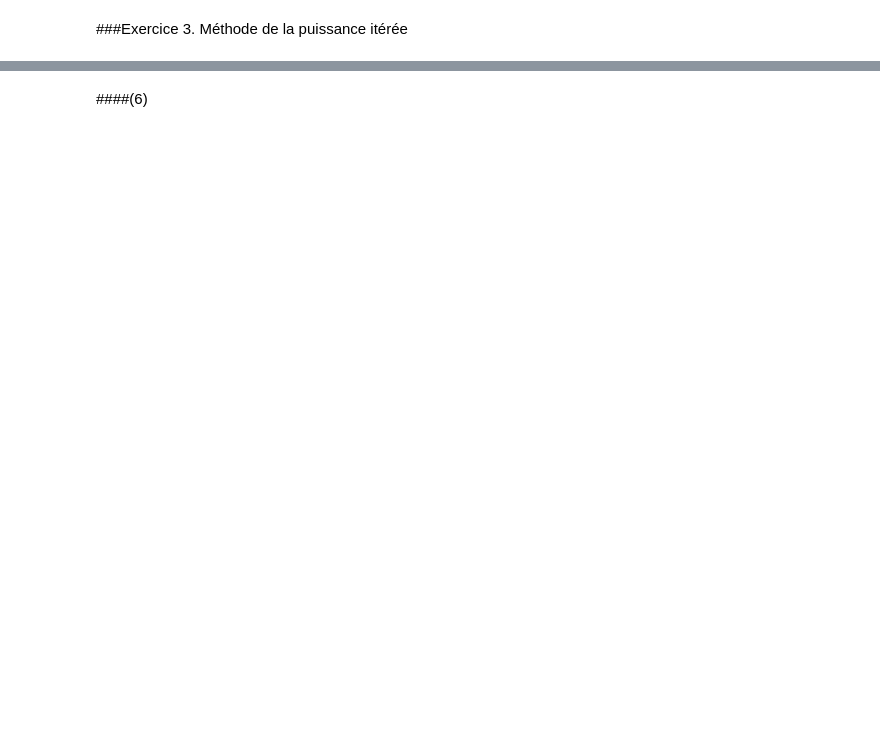
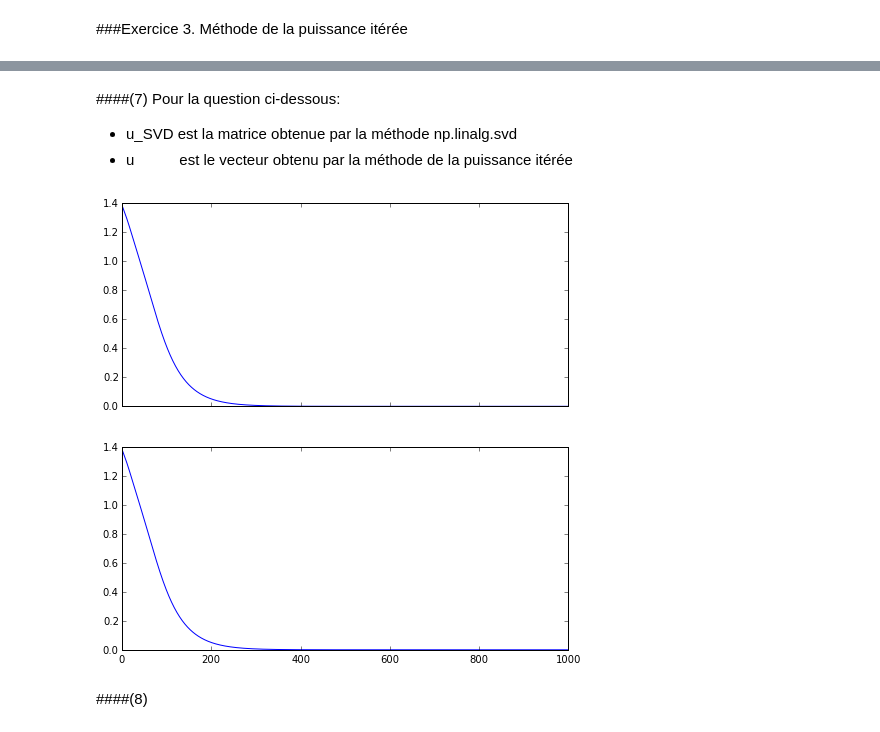
Before and after one commit to DemiFr/SD204-TP-SVD-PCA, a Jupyter notebook: LI_YANTING_0.ipynb, the cells around one changed output, grey strips where cells are left out. Drawn from its saved outputs; the diff is of its cells as text; code cells hidden in the pictures; blank space fills up the shorter version.

```diff
--- a/LI_YANTING_0.ipynb
+++ b/LI_YANTING_0.ipynb
@@ -144,0 +141,23 @@ print type(a.T*a/5)
+# %%
+'''
+mu, sigma= 0, 2
+n, p = 100,2000
+X = sigma * np.random.randn(p,n) + mu
+n_iter = 1000        # le nombre maximal d’itérations
+u = np.random.randn(p,1)    # shape : (2000,1)
+v = np.random.randn(n,1)    # u, v vecteurs initiaux
+'''For question (7)'''
+u_SVD,s,v_SVD = np.linalg.svd(X, full_matrices=1,compute_uv=1)
+u_svd = u_SVD.T[0].reshape((p,1))               #u_SVD[0].shape: (2000,) Here we need (2000,1)
+v_svd = v_SVD[0].reshape((n,1))
+identi_u = np.zeros(n_iter)        #shape:(10000,) The norms of {u-u_SVD[0]}
+identi_v = np.zeros(n_iter)
+'''End'''
+for j in range(0,n_iter):
+    u = np.dot(X,v)
+    v = np.dot(X.T,u)
+    v = v * (1/np.linalg.norm(v))
+    u = u * (1/np.linalg.norm(u))
+    identi_u[j] = np.linalg.norm(np.subtract(u,u_svd))
+    identi_v[j] = np.linalg.norm(np.subtract(v,v_svd))
+'''
@@ -145,2 +166,16 @@ print type(a.T*a/5)
+# %% [markdown]
+####(7)
+Pour la question ci-dessous:<br>
+- u_SVD est la matrice obtenue par la méthode np.linalg.svd<br>
+- u&emsp;&emsp;&emsp;est le vecteur obtenu par la méthode de la puissance itérée
+# %%
+'''
+fig, axes = plt.subplots(2,1, sharex = True, figsize=(8,8))
+axes[0].plot(identi_u)
+axes[1].plot(identi_v)
+plt.show()
+'''
+# %% [output]
+[figure, added]
 # %% [markdown]
-####(6)
+####(8)
```
Also changed, not shown: parts of 14 cells of this notebook, 1 other file.
